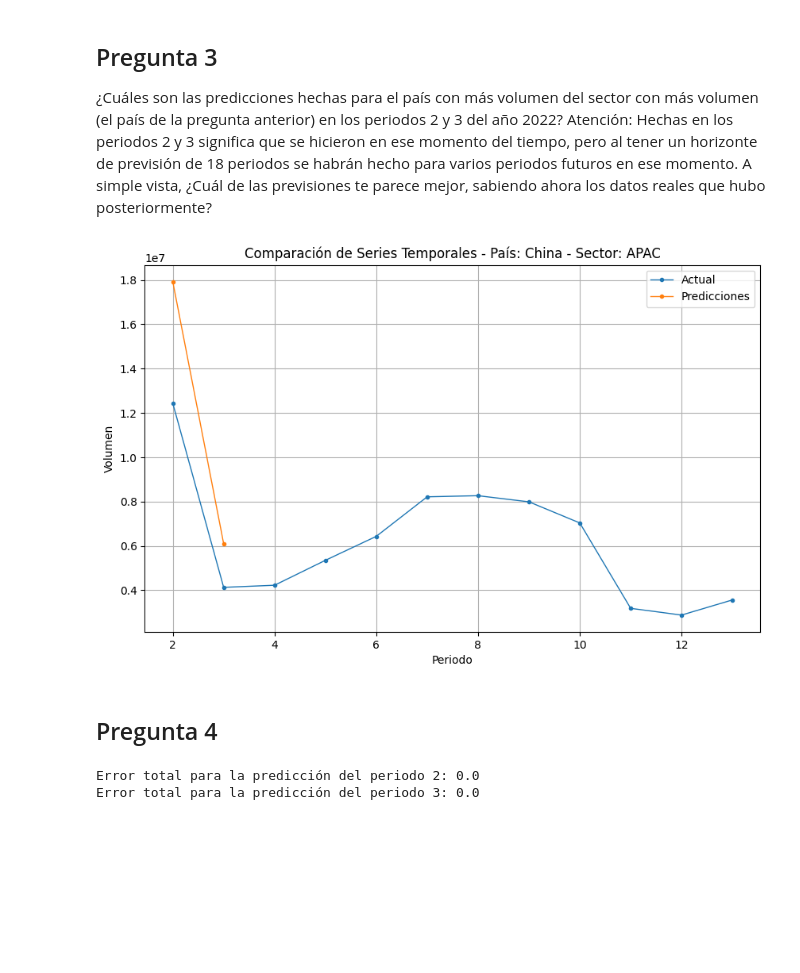
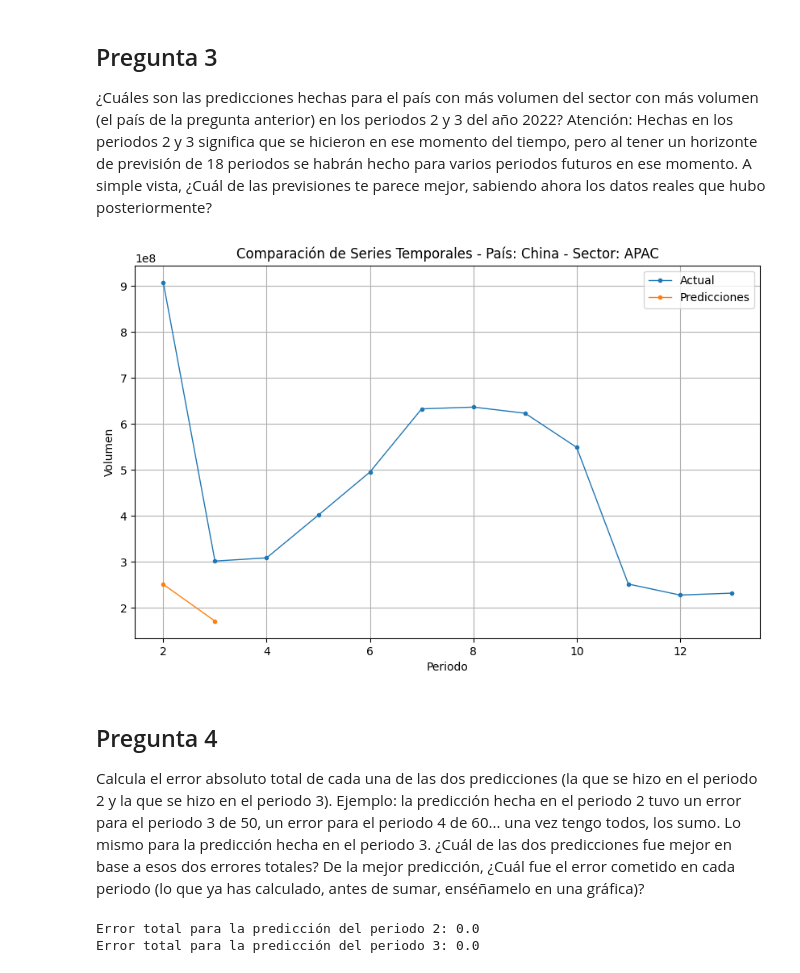
Before and after one commit to patriciamediavilla/L1P2, a Jupyter notebook: Untitled14.ipynb, the cells around one changed output. Cells and saved outputs as stored; diff of their text form; code cells hidden in the pictures; blank space fills up the shorter version.

```diff
--- a/Untitled14.ipynb
+++ b/Untitled14.ipynb
@@ -265,42 +265,56 @@ import matplotlib.pyplot as plt
 predictions = df[(df['SCENARIO'] == 'AI_forecast') & (df['COUNTRY'] == max_country_in_max_sector) & (df['SECTOR'] == max_sector)]
 
 # Filtra las predicciones para los periodos 2 y 3 del año 2022
-predictions_2022 = predictions[(predictions['YEAR'] == 2022) & (predictions['PERIOD'].isin([2, 3]))]
+predictions_2022_2 = predictions[(predictions['YEAR'] == 2022) & (predictions['FORECAST'] == 'AI_P02F')]
+predictions_2022_3 = predictions[(predictions['YEAR'] == 2022) & (predictions['FORECAST'] == 'AI_P03F')]
 
 # Ordena las predicciones por año y periodo para asegurar el orden temporal
-predictions_2022 = predictions_2022.sort_values(by=['YEAR', 'PERIOD'])
+predictions_2022_2 = predictions_2022_2.sort_values(by=['YEAR', 'PERIOD'])
+predictions_2022_3 = predictions_2022_3.sort_values(by=['YEAR', 'PERIOD'])
+
+#Creamos una varible fecha
+df['Fecha'] = pd.to_datetime(df[['YEAR', 'MONTH']].assign(DAY=1))
 
 # Filtra los datos reales correspondientes
-actual_data = df[(df['SCENARIO'] == 'actual') & (df['COUNTRY'] == max_country_in_max_sector) & (df['SECTOR'] == max_sector)]
+actual_data = df[(df['SCENARIO'] == 'actual') & (df['COUNTRY'] == max_country_in_max_sector)]
 
 # Ordena los datos reales por año y periodo
 actual_data = actual_data.sort_values(by=['YEAR', 'PERIOD'])
 
-mean_actual_data = actual_data.groupby('PERIOD')['AMOUNT'].mean().reset_index()
-mean_forecast_data = predictions_2022.groupby('PERIOD')['AMOUNT'].mean().reset_index()
+sum_actual_data = actual_data.groupby('PERIOD')['AMOUNT'].sum().reset_index()
+sum_forecast_data_2 = predictions_2022_2.groupby('PERIOD')['AMOUNT'].sum().reset_index()
+sum_forecast_data_3 = predictions_2022_3.groupby('PERIOD')['AMOUNT'].sum().reset_index()
 
 # Crear un gráfico de series temporales para comparar predicciones y datos reales
 plt.figure(figsize=(10, 6))
 
 # Plotear la serie temporal actual
 plt.plot(mean_actual_data['PERIOD'], mean_actual_data['AMOUNT'], label="Actual", linestyle='-', marker='.', linewidth=1, alpha=1)
 
 # Plotear la serie temporal de predicciones
 plt.plot(mean_forecast_data['PERIOD'], mean_forecast_data['AMOUNT'], label="Predicciones", linestyle='-', marker='.', linewidth=1, alpha=1)
 
 # Configuraciones adicionales del gráfico
 plt.title(f"Comparación de Series Temporales - País: {max_country_in_max_sector} - Sector: {max_sector}")
 plt.xlabel('Periodo')
 plt.ylabel('Volumen')
 plt.legend()
 plt.grid(True)
 
 # Mostrar el gráfico
 plt.show()
 # %% [output]
-[figure, old version]
+[figure, new version]
-# %% [markdown]
-## Pregunta 4
+# %% [markdown]
+## Pregunta 4
+
+Calcula el error absoluto total de cada una de las dos predicciones (la que se hizo en el
+periodo 2 y la que se hizo en el periodo 3). Ejemplo: la predicción hecha en el periodo
+2 tuvo un error para el periodo 3 de 50, un error para el periodo 4 de 60... una vez
+tengo todos, los sumo. Lo mismo para la predicción hecha en el periodo 3. ¿Cuál de las
+dos predicciones fue mejor en base a esos dos errores totales? De la mejor predicción,
+¿Cuál fue el error cometido en cada periodo (lo que ya has calculado, antes de sumar,
+enséñamelo en una gráfica)?
 # %%
 import pandas as pd
 import matplotlib.pyplot as plt
```
